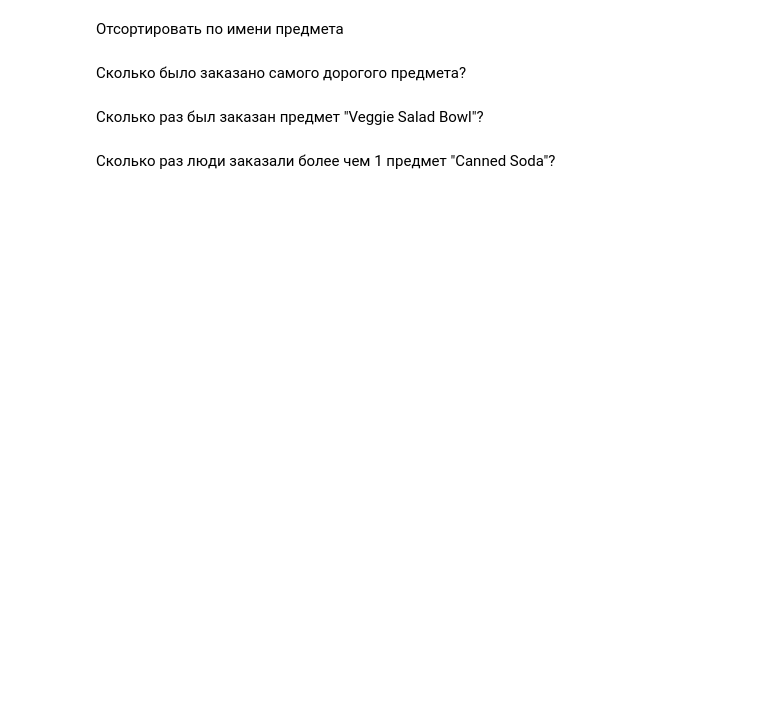
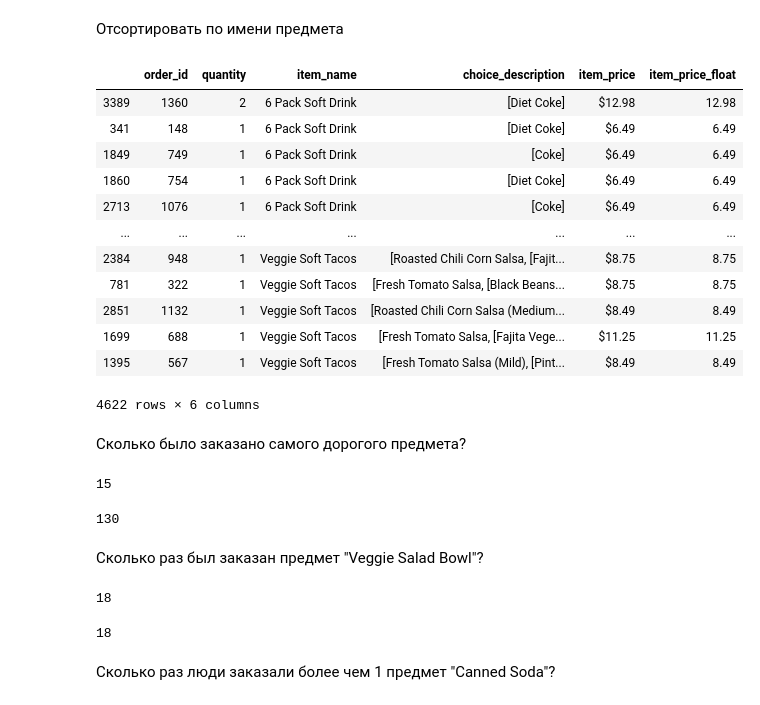
Before and after one commit to PavelPavells/data_science_practice, a Jupyter notebook: 1_Базовые_инструменты_анализа_данных/exercises.ipynb, the cells around one changed output. Drawn from its saved outputs; the diff is of its cells as text; code cells hidden in the pictures; blank space fills up the shorter version.

```diff
--- a/1_Базовые_инструменты_анализа_данных/exercises.ipynb
+++ b/1_Базовые_инструменты_анализа_данных/exercises.ipynb
@@ -205,4 +283,3 @@ print (Z[np.argpartition(-Z,n)[:n]])
 Считать csv файл в датафрейм food
 # %%
 import pandas as pd
-data = pd.read_csv('../../data.csv', sep='\t')
@@ -259,0 +372,9 @@ Index(['code', 'url', 'creator', 'created_t', 'created_datetime',
+# %%
+url = 'https://raw.githubusercontent.com/justmarkham/DAT8/master/data/chipotle.tsv'
+
+r = requests.get(url)
+if r.ok:
+    data = r.content.decode('utf8')
+    chipo = pd.read_csv(io.StringIO(data), delimiter='\t',encoding='utf-8', low_memory=False)
+
+chipo.head()
@@ -260,2 +388,6 @@ Index(['code', 'url', 'creator', 'created_t', 'created_datetime',
 # %% [markdown]
 Как много продуктов стоят более чем $10.00?
+# %%
+chipo['item_price_float'] = chipo['item_price'].map(lambda price: float(price[1:])) # создаем столбец, в котором цена - в виде float
+filtered = chipo[chipo['item_price_float'] > 10.00]
+len(filtered.index)
@@ -264,8 +415,66 @@ Index(['code', 'url', 'creator', 'created_t', 'created_datetime',
 # %% [markdown]
 Отсортировать по имени предмета
+# %%
+chipo.sort_values(by=['item_name'])
+# %% [output]
+|  | order_id | quantity | item_name | choice_description | item_price | item_price_float |
+| 3389 | 1360 | 2 | 6 Pack Soft Drink | [Diet Coke] | $12.98 | 12.98 |
+| 341 | 148 | 1 | 6 Pack Soft Drink | [Diet Coke] | $6.49 | 6.49 |
+| 1849 | 749 | 1 | 6 Pack Soft Drink | [Coke] | $6.49 | 6.49 |
+| 1860 | 754 | 1 | 6 Pack Soft Drink | [Diet Coke] | $6.49 | 6.49 |
+| 2713 | 1076 | 1 | 6 Pack Soft Drink | [Coke] | $6.49 | 6.49 |
+| ... | ... | ... | ... | ... | ... | ... |
+| 2384 | 948 | 1 | Veggie Soft Tacos | [Roasted Chili Corn Salsa, [Fajit... | $8.75 | 8.75 |
+| 781 | 322 | 1 | Veggie Soft Tacos | [Fresh Tomato Salsa, [Black Beans... | $8.75 | 8.75 |
+| 2851 | 1132 | 1 | Veggie Soft Tacos | [Roasted Chili Corn Salsa (Medium... | $8.49 | 8.49 |
+| 1699 | 688 | 1 | Veggie Soft Tacos | [Fresh Tomato Salsa, [Fajita Vege... | $11.25 | 11.25 |
+| 1395 | 567 | 1 | Veggie Soft Tacos | [Fresh Tomato Salsa (Mild), [Pint... | $8.49 | 8.49 |
+4622 rows × 6 columns
 # %% [markdown]
 Сколько было заказано самого дорогого предмета?
+# %%
+# трактовака условия 1:
+#   в данных нет идентификатора предмета,
+#   то есть, с одним названием - могут встречаться разные предметы.
+#   Например, название совпадает, но цена разная - это разные предметы
+# решение 1:
+#   отсортировать по цене, взять первый.
+#   Взять значение из столбца quantity
+#   Ограничение: считаем, что только 1 запись с максимальной ценой
+chipo_sorted = chipo.sort_values(by=['item_price_float'], ascending=False)
+chipo_sorted.head()
+top_price = chipo_sorted.iloc[0,5]
+row_of_interest = chipo_sorted[chipo_sorted['item_price_float'] == top_price]
+assert len(row_of_interest) == 1
+row_of_interest.iloc[0, 1]
+# %% [output]
+15
+# %%
+# трактовка условия 2:
+#   считаем, что идентификатор предмета - его название,
+#   и в других заказах этот предмет может быть с другой ценой.
+# решение:
+#   отсортировать по цене, взять первый, его название.
+#   Теперь из всего набора выбрать записи, в которых такой предмет.
+#   Просуммировать quantity.
+chipo_sorted = chipo.sort_values(by=['item_price_float'], ascending=False)
+top_item = chipo.sort_values(by=['item_price_float'], ascending=False).iloc[0,2] # если указать через loc - тогда не понятно как отметить первую строку, т.к. считает 0 как название
+rows_of_interest = chipo[chipo['item_name']==top_item]
+total_count = sum(rows_of_interest.loc[:,'quantity'])
+
+total_count
+# %% [output]
+130
 # %% [markdown]
 Сколько раз был заказан предмет "Veggie Salad Bowl"?
+# %%
+rows_of_interest = chipo[chipo['item_name'] == 'Veggie Salad Bowl']
+# Решение 1: кол-во предметов, которые заказали в сумме
+print(sum(rows_of_interest['quantity']))
+# Решение 2: кол-во раз (строк), в которых заказывают этот предмет
+len(rows_of_interest)
+# %% [output]
+18
+18
 # %% [markdown]
 Сколько раз люди заказали более чем 1 предмет "Canned Soda"?
```
Also changed, not shown: parts of 50 cells of this notebook, 1 other file.
